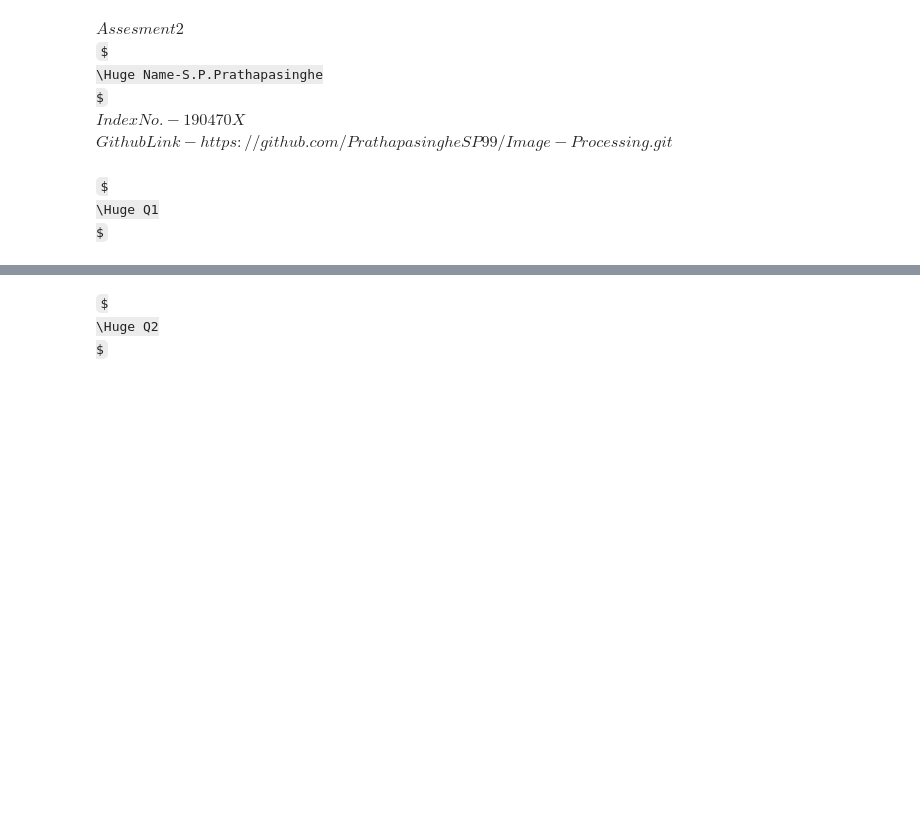
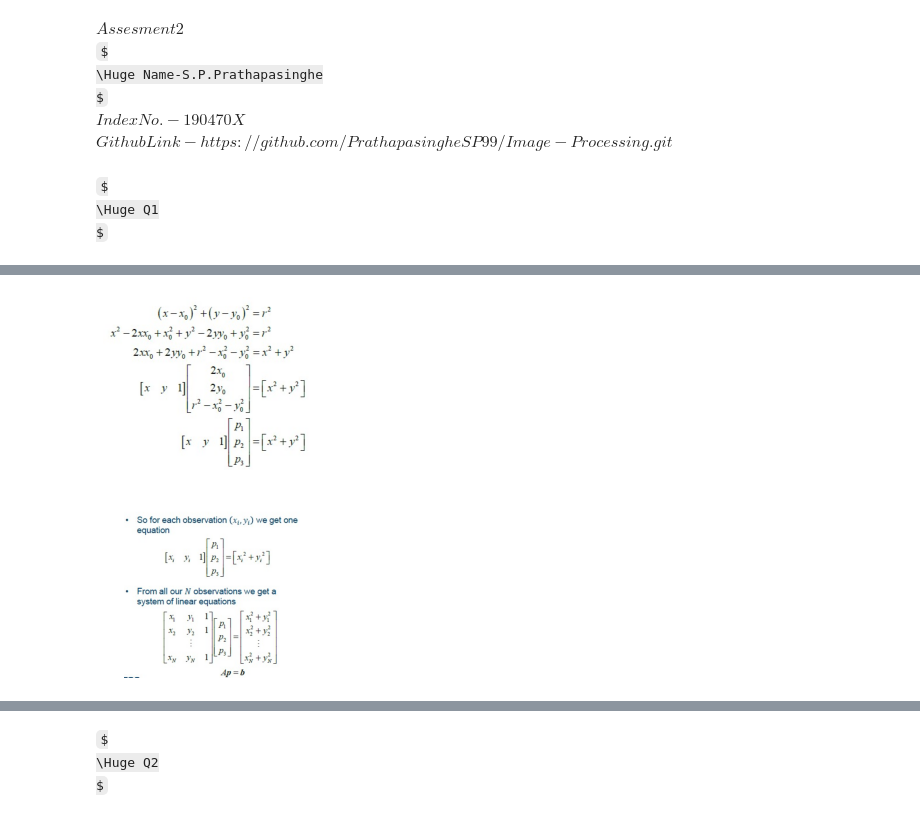
Before and after one commit to PrathapasingheSP99/Image-Processing, a Jupyter notebook: Assignment 2/190470X_Assesment2.ipynb, the cells around one changed output, grey strips where cells are left out. Drawn from its saved outputs; the diff is of its cells as text; code cells hidden in the pictures; some formulas as TeX source; blank space fills up the shorter version.

```diff
--- a/Assignment 2/190470X_Assesment2.ipynb
+++ b/Assignment 2/190470X_Assesment2.ipynb
@@ -29,3 +31,14 @@ import cv2 as cv
+# %%
+im=cv.imread('1.jpg')
+im1=cv.imread('2.jpg')
+fig, ax = plt.subplots(2, 1, figsize = (14,7))
+ax[0].imshow(cv.cvtColor(im,cv.COLOR_BGR2RGB))
+ax[1].imshow(cv.cvtColor(im1,cv.COLOR_BGR2RGB))
+ax[0].axis('off')
+ax[1].axis('off')
+plt.show()
+# %% [output]
+[figure, added]
 # %%
 # np.random. seed (0)
 N = 100
```
Also changed, not shown: parts of 15 cells of this notebook.
